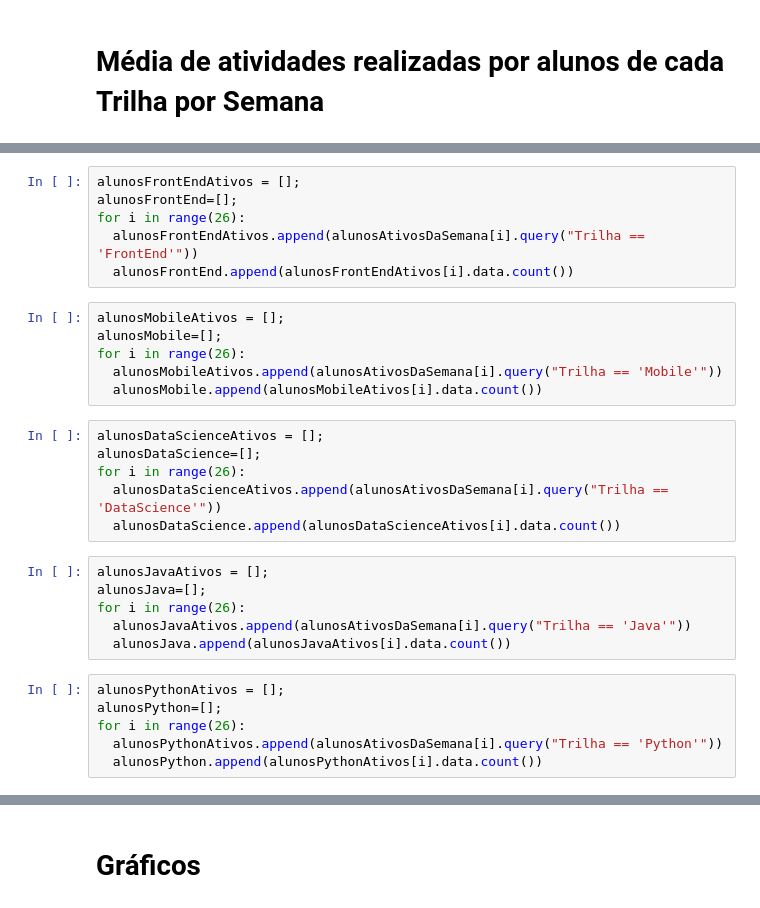
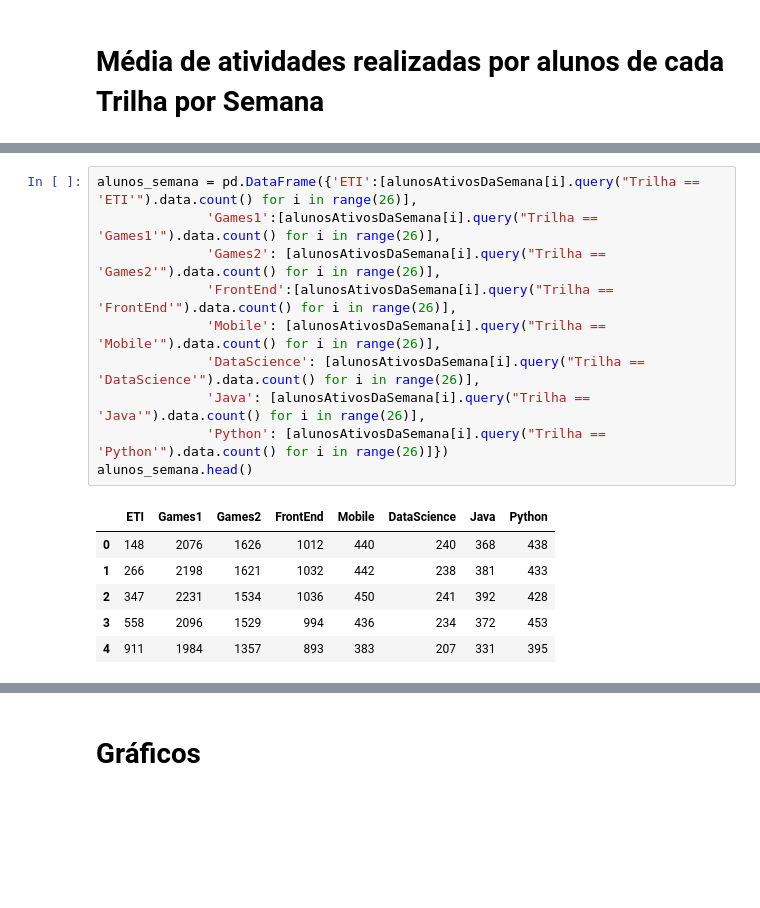
Before and after one commit to marcelopaludetto/aulao-datascience, a Jupyter notebook: aulaoDataScience_atualizado.ipynb, the cells around one changed output, grey strips where cells are left out. Cells and saved outputs as stored; diff of their text form; blank space fills up the shorter version.

```diff
--- a/aulaoDataScience_atualizado.ipynb
+++ b/aulaoDataScience_atualizado.ipynb
@@ -358,32 +388,19 @@ for i in range(26):
-# %%
-alunosFrontEndAtivos = [];
-alunosFrontEnd=[];
-for i in range(26):
-  alunosFrontEndAtivos.append(alunosAtivosDaSemana[i].query("Trilha == 'FrontEnd'"))
-  alunosFrontEnd.append(alunosFrontEndAtivos[i].data.count())
-# %%
-alunosMobileAtivos = [];
-alunosMobile=[];
-for i in range(26):
-  alunosMobileAtivos.append(alunosAtivosDaSemana[i].query("Trilha == 'Mobile'"))
-  alunosMobile.append(alunosMobileAtivos[i].data.count())
-# %%
-alunosDataScienceAtivos = [];
-alunosDataScience=[];
-for i in range(26):
-  alunosDataScienceAtivos.append(alunosAtivosDaSemana[i].query("Trilha == 'DataScience'"))
-  alunosDataScience.append(alunosDataScienceAtivos[i].data.count())
-# %%
-alunosJavaAtivos = [];
-alunosJava=[];
-for i in range(26):
-  alunosJavaAtivos.append(alunosAtivosDaSemana[i].query("Trilha == 'Java'"))
-  alunosJava.append(alunosJavaAtivos[i].data.count())
-# %%
-alunosPythonAtivos = [];
-alunosPython=[];
-for i in range(26):
-  alunosPythonAtivos.append(alunosAtivosDaSemana[i].query("Trilha == 'Python'"))
-  alunosPython.append(alunosPythonAtivos[i].data.count())
+# %%
+alunos_semana = pd.DataFrame({'ETI':[alunosAtivosDaSemana[i].query("Trilha == 'ETI'").data.count() for i in range(26)],
+              'Games1':[alunosAtivosDaSemana[i].query("Trilha == 'Games1'").data.count() for i in range(26)],
+              'Games2': [alunosAtivosDaSemana[i].query("Trilha == 'Games2'").data.count() for i in range(26)],
+              'FrontEnd':[alunosAtivosDaSemana[i].query("Trilha == 'FrontEnd'").data.count() for i in range(26)],
+              'Mobile': [alunosAtivosDaSemana[i].query("Trilha == 'Mobile'").data.count() for i in range(26)],
+              'DataScience': [alunosAtivosDaSemana[i].query("Trilha == 'DataScience'").data.count() for i in range(26)],
+              'Java': [alunosAtivosDaSemana[i].query("Trilha == 'Java'").data.count() for i in range(26)],
+              'Python': [alunosAtivosDaSemana[i].query("Trilha == 'Python'").data.count() for i in range(26)]})
+alunos_semana.head()
+# %% [output]
+|  | ETI | Games1 | Games2 | FrontEnd | Mobile | DataScience | Java | Python |
+| 0 | 148 | 2076 | 1626 | 1012 | 440 | 240 | 368 | 438 |
+| 1 | 266 | 2198 | 1621 | 1032 | 442 | 238 | 381 | 433 |
+| 2 | 347 | 2231 | 1534 | 1036 | 450 | 241 | 392 | 428 |
+| 3 | 558 | 2096 | 1529 | 994 | 436 | 234 | 372 | 453 |
+| 4 | 911 | 1984 | 1357 | 893 | 383 | 207 | 331 | 395 |
 # %%
 dados[24].groupby('Trilha').mean().atividadesGerais.sort_values()
```
Also changed, not shown: parts of 21 cells of this notebook.
